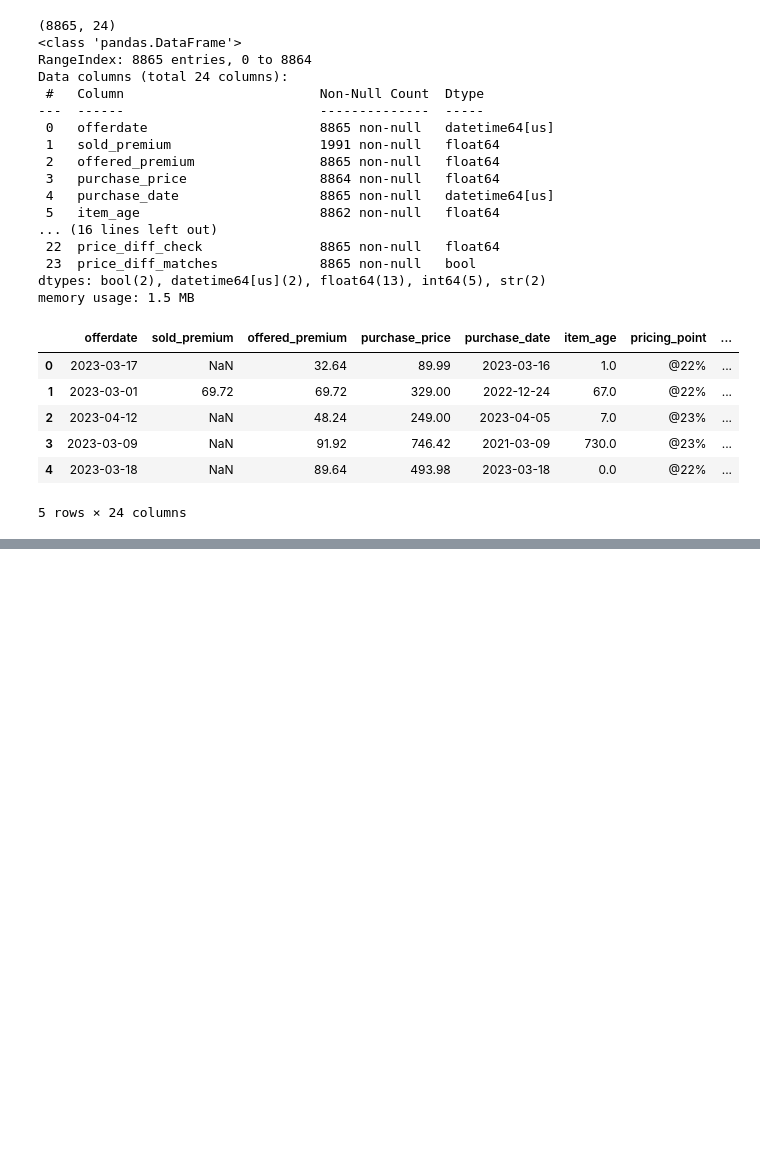
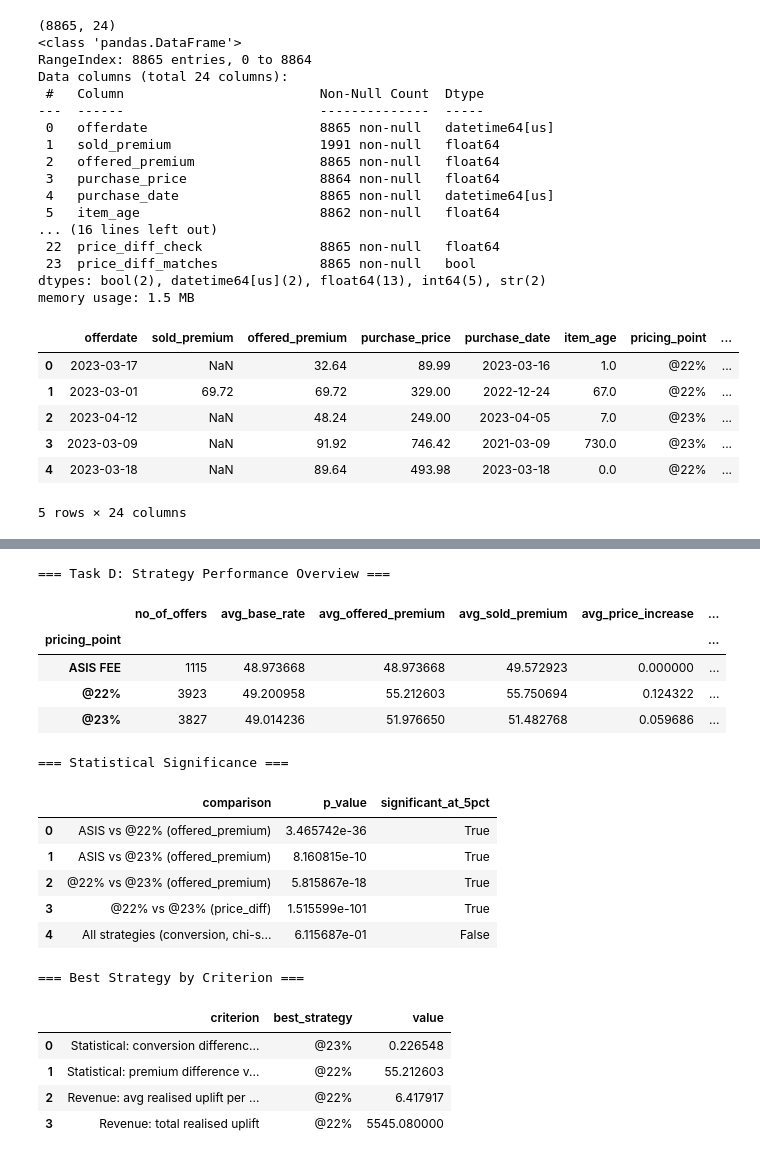
Before and after one commit to SiriJ079/dg-pricing-analysis-case-study, a Jupyter notebook: notebooks/05_task_d_pricing_comparison.ipynb, the cells around one changed output, grey strips where cells are left out. Saved outputs shown, nothing was run; the diff lists cells and outputs as text; code cells hidden in the pictures; blank space fills up the shorter version.

Commit message:
Task D

```diff
--- a/notebooks/05_task_d_pricing_comparison.ipynb
+++ b/notebooks/05_task_d_pricing_comparison.ipynb
@@ -10,10 +12,12 @@ FIGURES_DIR = Path("../outputs/figures")
 TABLES_DIR = Path("../outputs/tables")
 TABLE_PATH1 = Path("../outputs/tables/summary_table.csv")
 TABLE_PATH2 = Path("../outputs/tables/revenue_realisation_by_strategy.csv")
+TABLE_PATH3 = Path("../outputs/tables/statistical_tests.csv")
 
 df_analysis = pd.read_csv(DATA_PATH)
 summary_table = pd.read_csv(TABLE_PATH1)
 revenue_realisation = pd.read_csv(TABLE_PATH2)
+statistical_tests = pd.read_csv(TABLE_PATH3)
 
 date_columns = ["offerdate", "purchase_date"]
 for col in date_columns:
@@ -55,7 +59,8 @@ task_d_overview["total_realised_uplift"] = revenue_realisation["total_realised_u
 
 display(task_d_overview)
 
-task_d_overview.reset_index().to_csv("../outputs/tables/task_d_overview.csv", index=False)
+task_d_overview = task_d_overview.set_index("pricing_point")
+task_d_overview.to_csv("../outputs/tables/task_d_overview.csv", index=False)
 # %% [output]
 |  | pricing_point | no_of_offers | avg_base_rate | avg_offered_premium | avg_sold_premium | avg_price_increase | ... |
 | 0 | ASIS FEE | 1115 | 48.973668 | 48.973668 | 49.572923 | 0.000000 | ... |
@@ -86,0 +97,24 @@ NameError: name 'p_asis_22' is not defined
+# %%
+ranking_table = pd.DataFrame({
+    "criterion": [
+        "Statistical: conversion difference vs ASIS",
+        "Statistical: premium difference vs ASIS",
+        "Revenue: avg realised uplift per sale",
+        "Revenue: total realised uplift"
+    ],
+    "best_strategy": [
+        task_d_overview["conversion_rate"].drop("ASIS FEE").idxmax(),
+        task_d_overview["avg_offered_premium"].drop("ASIS FEE").idxmax(),
+        task_d_overview["avg_realised_uplift"].idxmax(),
+        task_d_overview["total_realised_uplift"].idxmax()
+    ],
+    "value": [
+        task_d_overview["conversion_rate"].drop("ASIS FEE").max(),
+        task_d_overview["avg_offered_premium"].drop("ASIS FEE").max(),
+        task_d_overview["avg_realised_uplift"].max(),
+        task_d_overview["total_realised_uplift"].max()
+    ]
+})
+
+display(ranking_table)
+ranking_table.to_csv("../outputs/tables/task_d_ranking.csv", index=False)
@@ -86,0 +127,29 @@ NameError: name 'p_asis_22' is not defined
+# %%
+print("=== Task D: Strategy Performance Overview ===\n")
+display(task_d_overview)
+
+print("\n=== Statistical Significance ===\n")
+display(significance_summary)
+
+print("\n=== Best Strategy by Criterion ===\n")
+display(ranking_table)
+# %% [output]
+=== Task D: Strategy Performance Overview ===
+|  | no_of_offers | avg_base_rate | avg_offered_premium | avg_sold_premium | avg_price_increase | ... |
+| pricing_point |  |  |  |  |  | ... |
+| ASIS FEE | 1115 | 48.973668 | 48.973668 | 49.572923 | 0.000000 | ... |
+| @22% | 3923 | 49.200958 | 55.212603 | 55.750694 | 0.124322 | ... |
+| @23% | 3827 | 49.014236 | 51.976650 | 51.482768 | 0.059686 | ... |
+=== Statistical Significance ===
+|  | comparison | p_value | significant_at_5pct |
+| 0 | ASIS vs @22% (offered_premium) | 3.465742e-36 | True |
+| 1 | ASIS vs @23% (offered_premium) | 8.160815e-10 | True |
+| 2 | @22% vs @23% (offered_premium) | 5.815867e-18 | True |
+| 3 | @22% vs @23% (price_diff) | 1.515599e-101 | True |
+| 4 | All strategies (conversion, chi-s... | 6.115687e-01 | False |
+=== Best Strategy by Criterion ===
+|  | criterion | best_strategy | value |
+| 0 | Statistical: conversion differenc... | @23% | 0.226548 |
+| 1 | Statistical: premium difference v... | @22% | 55.212603 |
+| 2 | Revenue: avg realised uplift per ... | @22% | 6.417917 |
+| 3 | Revenue: total realised uplift | @22% | 5545.080000 |
```
Also changed, not shown: parts of 3 cells of this notebook, 7 other files.
